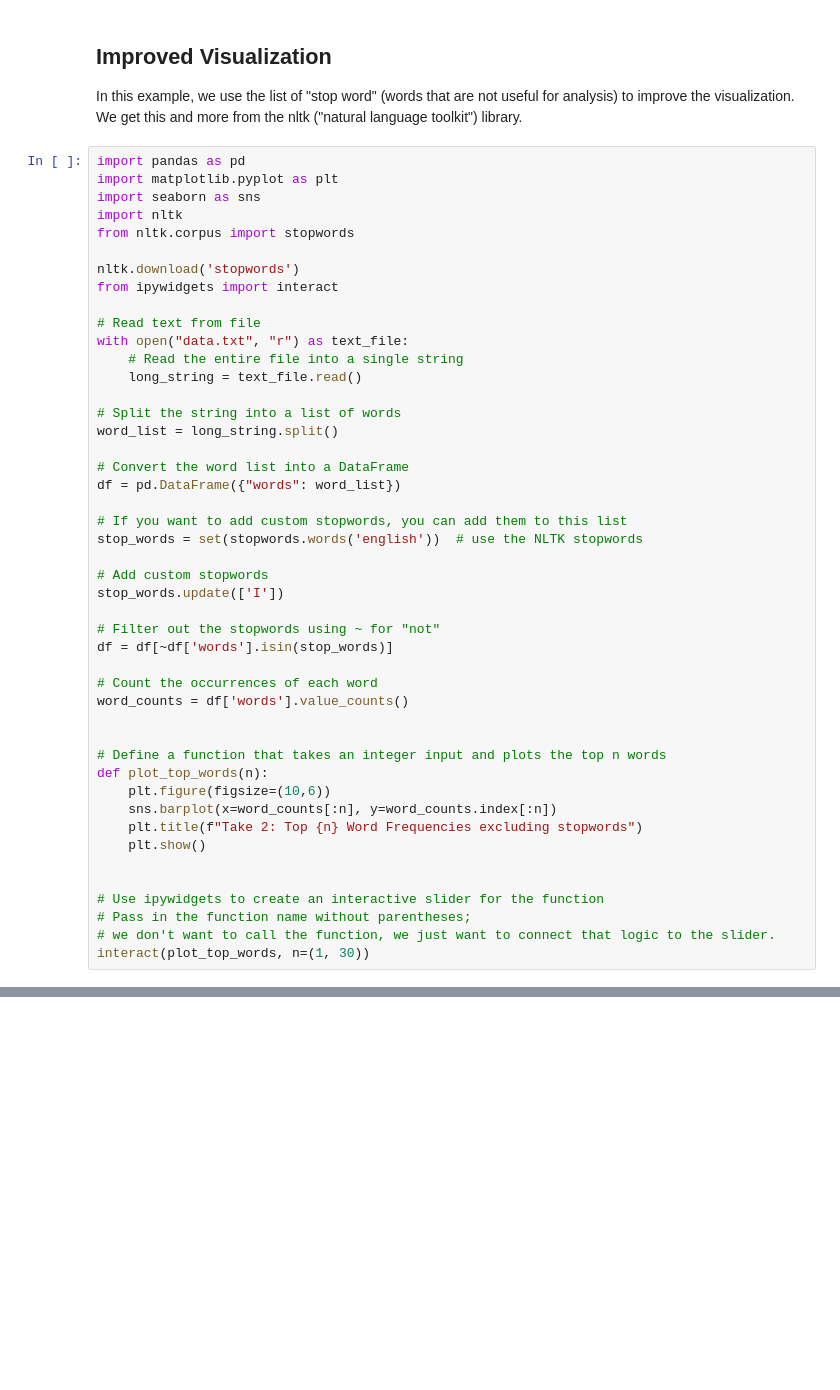
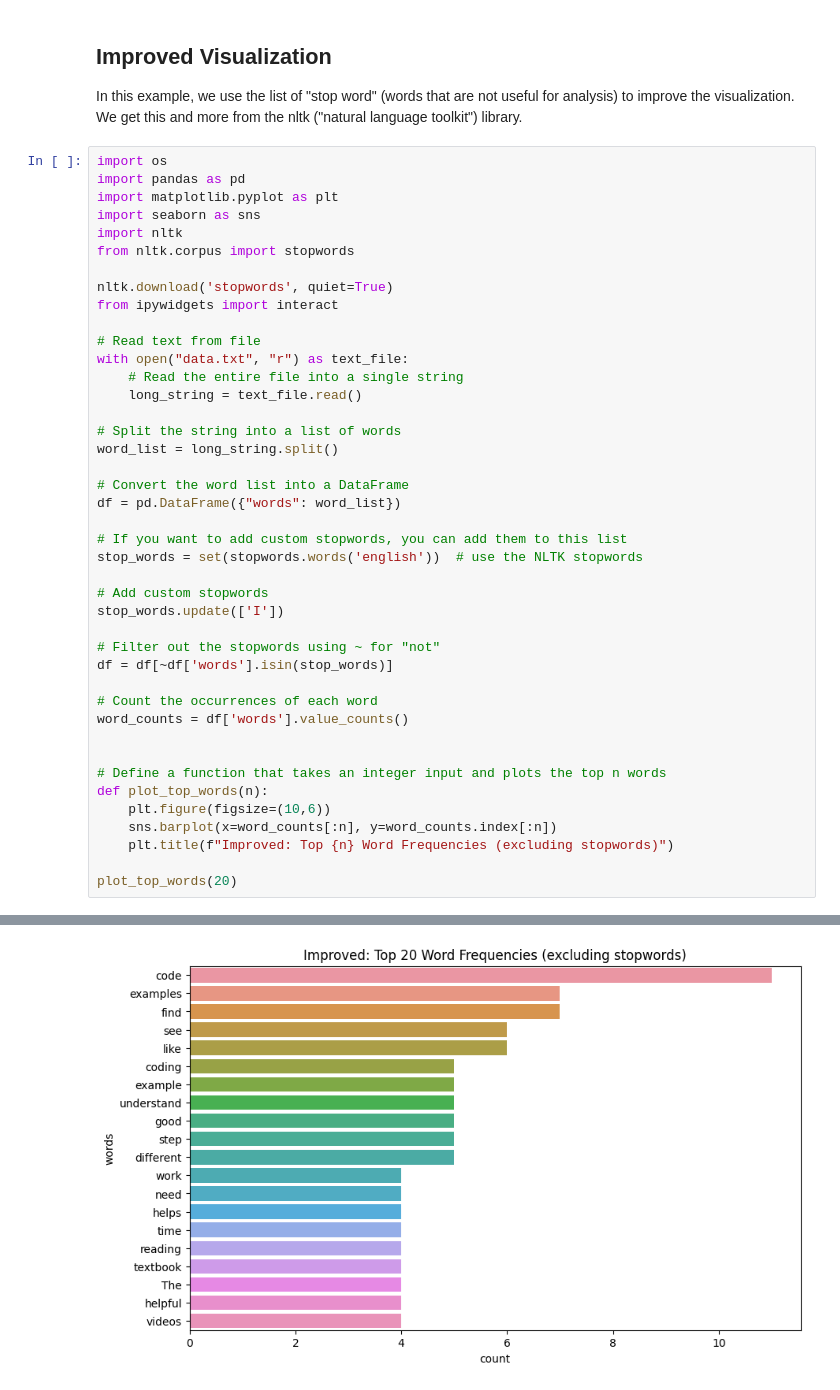
Before and after one commit to denisecase/datafun-03-discussion, a Jupyter notebook: learning.ipynb, the cells around one changed output, grey strips where cells are left out. Saved outputs shown, nothing was run; the diff lists cells and outputs as text; blank space fills up the shorter version.

```diff
--- a/learning.ipynb
+++ b/learning.ipynb
@@ -37,13 +37,14 @@ plt.show()
 
 In this example, we use the list of "stop word" (words that are not useful for analysis) to improve the visualization. We get this and more from the nltk ("natural language toolkit") library.
 # %%
+import os
 import pandas as pd
 import matplotlib.pyplot as plt
 import seaborn as sns
 import nltk
 from nltk.corpus import stopwords
 
-nltk.download('stopwords')
+nltk.download('stopwords', quiet=True)
 from ipywidgets import interact
 
 # Read text from file
@@ -74,12 +75,7 @@ word_counts = df['words'].value_counts()
 def plot_top_words(n):
     plt.figure(figsize=(10,6))
     sns.barplot(x=word_counts[:n], y=word_counts.index[:n])
-    plt.title(f"Take 2: Top {n} Word Frequencies excluding stopwords")
-    plt.show()
+    plt.title(f"Improved: Top {n} Word Frequencies (excluding stopwords)")
 
-
-# Use ipywidgets to create an interactive slider for the function
-# Pass in the function name without parentheses;
-# we don't want to call the function, we just want to connect that logic to the slider.
-interact(plot_top_words, n=(1, 30))
+plot_top_words(20)
 # %% [output]
@@ -90,0 +82 @@ interactive(children=(IntSlider(value=15, description='n', max=30, min=1), Outpu
+[figure, added]
```
Also changed, not shown: parts of 3 cells of this notebook, 2 other files.
